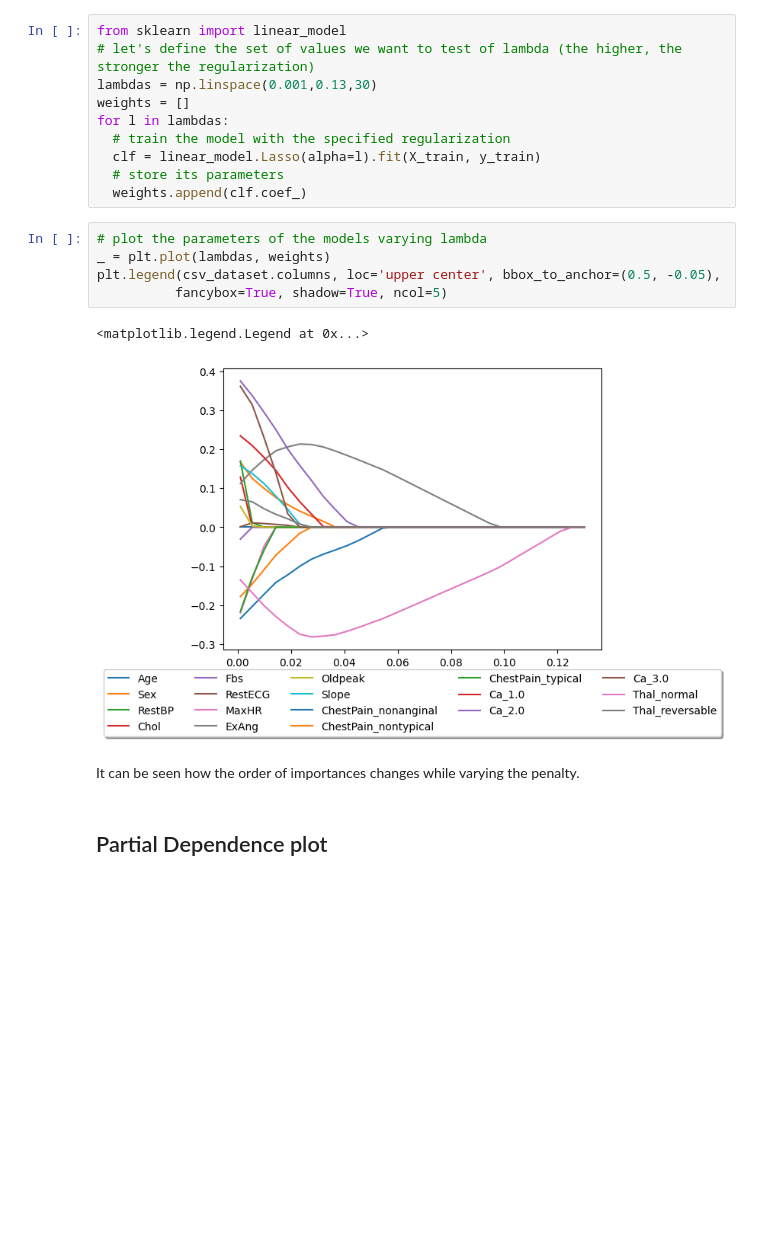
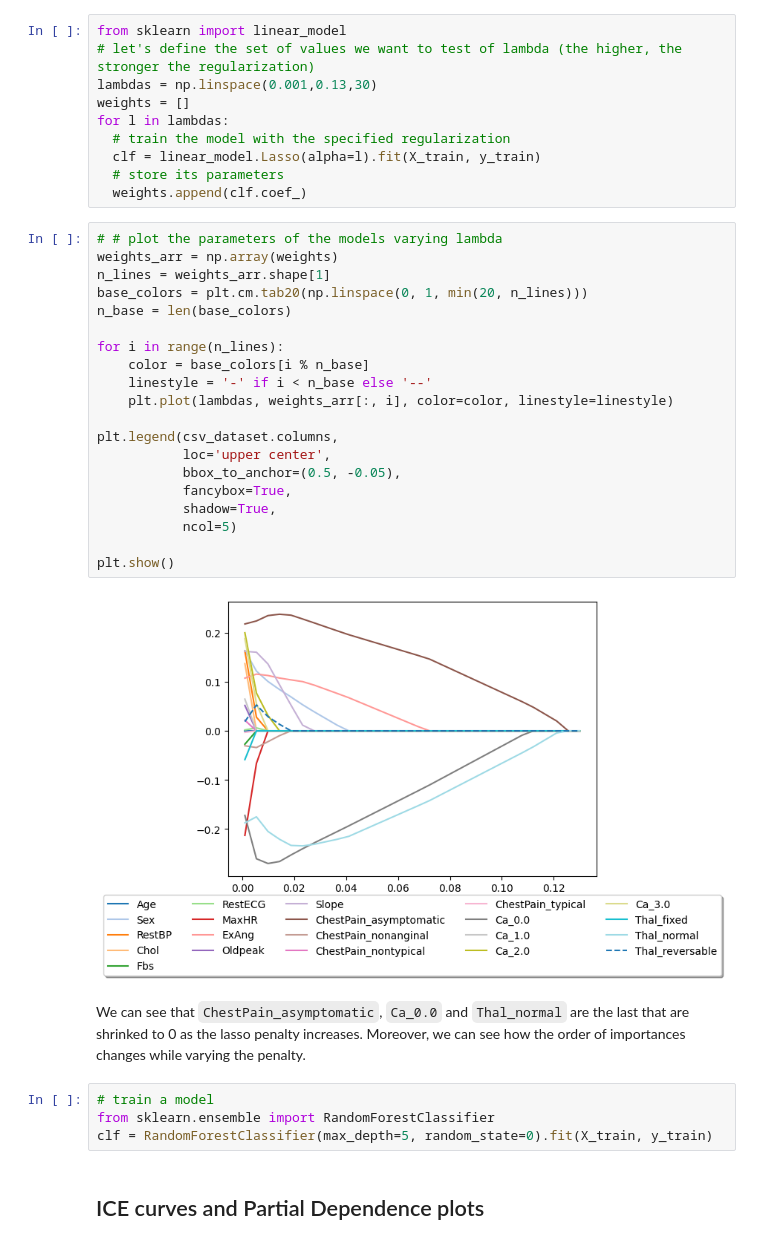
Before and after one commit to AMCO-UniPD/ML_lab_DEI_public, a Jupyter notebook: LAB9_XAI.ipynb, the cells around one changed output. Cells and saved outputs as stored; diff of their text form; blank space fills up the shorter version.

```diff
--- a/LAB9_XAI.ipynb
+++ b/LAB9_XAI.ipynb
@@ -158,15 +187,33 @@ for l in lambdas:
   # store its parameters
   weights.append(clf.coef_)
 # %%
-# plot the parameters of the models varying lambda
-_ = plt.plot(lambdas, weights)
-plt.legend(csv_dataset.columns, loc='upper center', bbox_to_anchor=(0.5, -0.05),
-          fancybox=True, shadow=True, ncol=5)
+# # plot the parameters of the models varying lambda
+weights_arr = np.array(weights)
+n_lines = weights_arr.shape[1]
+base_colors = plt.cm.tab20(np.linspace(0, 1, min(20, n_lines)))
+n_base = len(base_colors)
+
+for i in range(n_lines):
+    color = base_colors[i % n_base]
+    linestyle = '-' if i < n_base else '--'
+    plt.plot(lambdas, weights_arr[:, i], color=color, linestyle=linestyle)
+
+plt.legend(csv_dataset.columns,
+           loc='upper center',
+           bbox_to_anchor=(0.5, -0.05),
+           fancybox=True,
+           shadow=True,
+           ncol=5)
+
+plt.show()
 # %% [output]
-<matplotlib.legend.Legend at 0x...>
-[figure, old version]
+[figure, new version]
 # %% [markdown]
-It can be seen how the order of importances changes while varying the penalty.
+We can see that `ChestPain_asymptomatic`, `Ca_0.0` and `Thal_normal` are the last that are shrinked to 0 as the lasso penalty increases. Moreover, we can see how the order of importances changes while varying the penalty.
+# %%
+# train a model
+from sklearn.ensemble import RandomForestClassifier
+clf = RandomForestClassifier(max_depth=5, random_state=0).fit(X_train, y_train)
 # %% [markdown]
-## Partial Dependence plot
+## ICE curves and Partial Dependence plots
 # %% [markdown]
```
Also changed, not shown: parts of 27 cells of this notebook, 1 other file.
